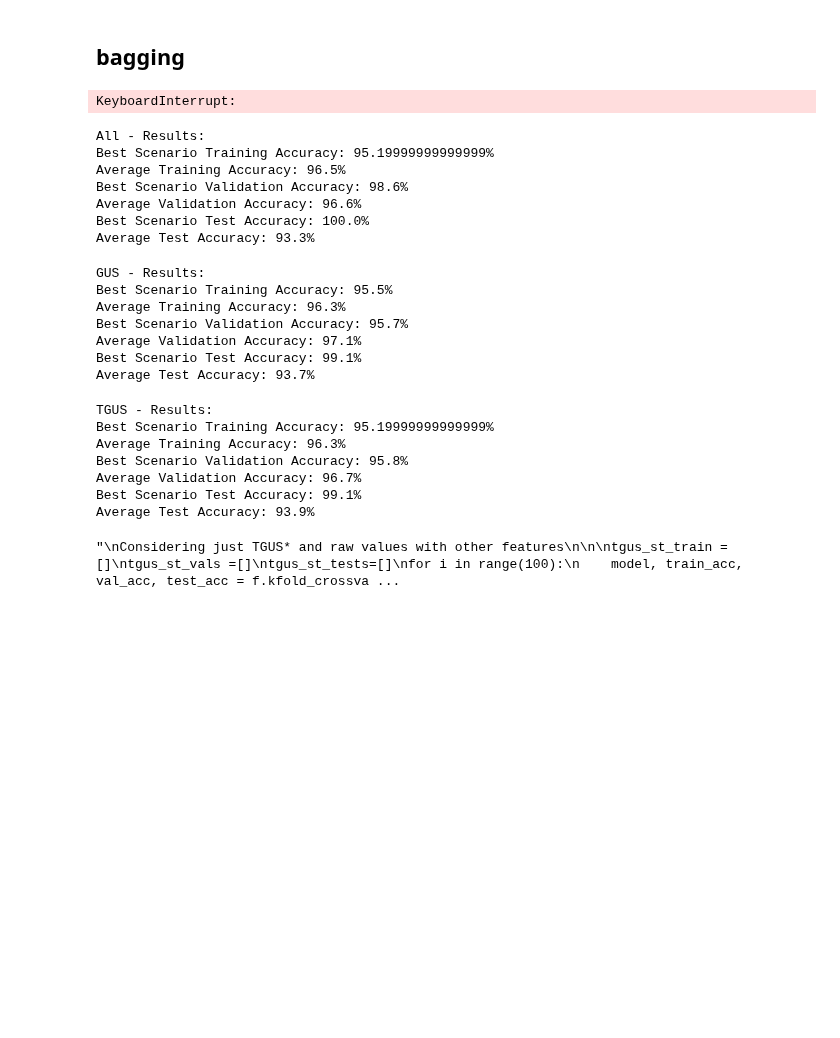
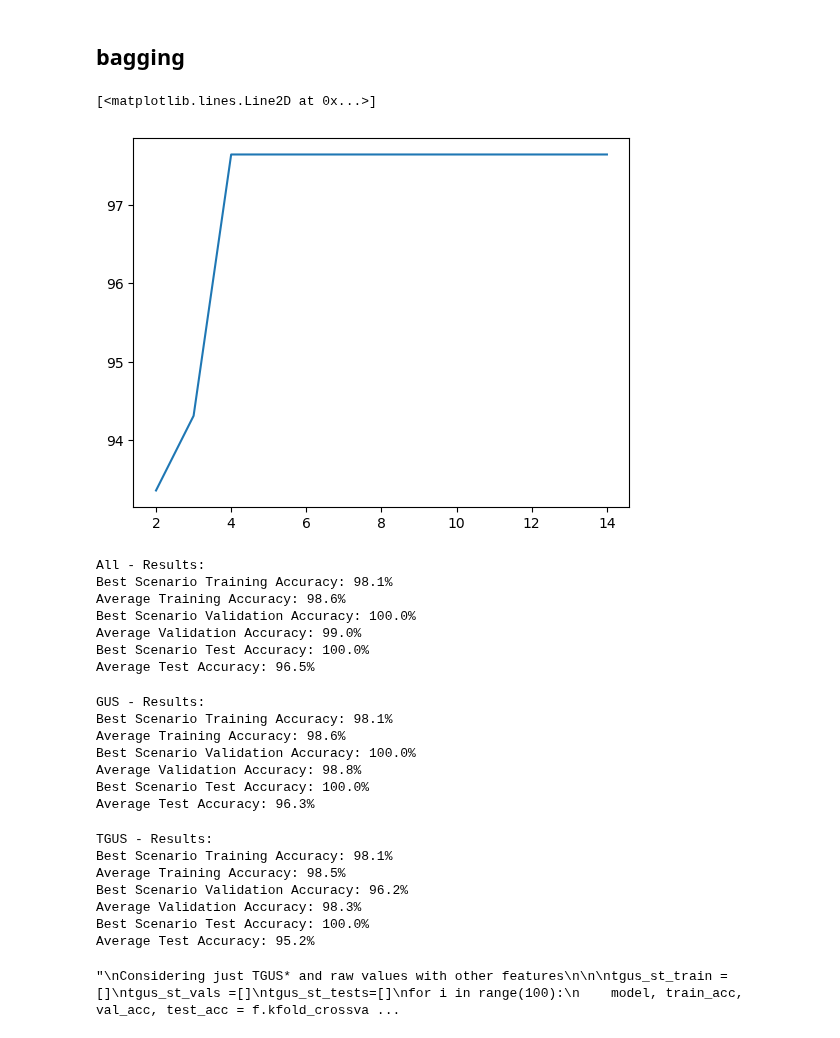
Before and after one commit to izguenther6/orie4741-final, a Jupyter notebook: scripts/trees.ipynb, the cells around one changed output. Cells and saved outputs as stored; diff of their text form; code cells hidden in the pictures; blank space fills up the shorter version.

```diff
--- a/scripts/trees.ipynb
+++ b/scripts/trees.ipynb
@@ -50,44 +50,47 @@ IMPORTANT CONCEPT:
 
 - graph shows best accuracy
 
+- depths w/ new TGUS equation: all - 6, gus - 8, tgus - 8, raw - 4
+
 '''
 
 #set train and test data
-df_all=df_all.sample(frac=1)
+df_raw=df_raw.sample(frac=1)
 train_proportion = 0.8
-n = len(df_all)
+n = len(df_raw)
 t = int(train_proportion * n)
 
 # separate training and test sets
-y = df_all['detected']
-X = df_all.loc[:, ~df_all.columns.isin(['detected'])]
+y = df_raw['detected']
+X = df_raw.loc[:, ~df_raw.columns.isin(['detected'])]
 
 #features in training set
 train_x = X.iloc[:t,:].reset_index().iloc[:,1:]
 #features in test set
 test_x = X.iloc[t:,:].reset_index().iloc[:,1:]
 #targets in train set
 train_y = pd.Series(y[:t].reset_index().iloc[:,1:].iloc[:,0])
 #targets in test set
 test_y = pd.Series(y[t:].reset_index().iloc[:,1:].iloc[:,0])
 
 # define the depths
 depths = np.arange(2,15)
 # create an empty data frame for our results
 results = np.zeros(len(depths))
 
 for i in range(100):
     for j in range(len(depths)):
         best_depth_tree = DecisionTreeClassifier(max_depth = depths[j]) # creating an instance of a decision tree
         results[j%13] += cross_val_score(best_depth_tree, train_x,
                                     train_y, scoring="accuracy", # getting the cv accuracy metric for the tree at each depth
                     cv=6).mean()
 
 
 
 test = pd.DataFrame({'depths':depths, 'accuracy':results})
 test.sort_values("accuracy", ascending=False)
 plt.plot(test.depths, test.accuracy)
 # %% [output]
-KeyboardInterrupt:
+[<matplotlib.lines.Line2D at 0x...>]
+[figure, added]
 # %%
@@ -99,17 +107,20 @@ dfr = pd.DataFrame(index=['All', 'GUS Focus', 'TGUS Focus', 'Raw Focus'], column
                                                                                    'Best Sc. Train %', 'Best Sc. Validation %', 'Best Sc. Test %'])
 # %%
 '''
-Considering GUS, TGUS,  TGUS*, and raw values with other features
+Considering GUS, TGUS, TGUS*, and raw values with other features
 
 '''
+clf = GradientBoostingClassifier(n_estimators = 100, max_depth = all_depth, random_state= rs)
 all_train =[]
 all_vals =[]
 all_tests=[]
-for i in range(100):
+fi_all = np.zeros((len(df_all.columns) - 1))
+for i in range(50):
     model, train_acc, val_acc, test_acc = f.kfold_crossval(df_all, clf, 'bagging')
     all_train = np.append(train_acc, all_train)
     all_vals = np.append(val_acc, all_vals)
     all_tests = np.append(test_acc, all_tests)
+    fi_all += model.feature_importances_
 
     # keep best model
     if test_acc >= np.max(all_tests):
@@ -119,7 +130,7 @@ for i in range(100):
         all_test_best = test_acc
 
 # keep feature importances
-feature_importances_all = all_model.feature_importances_
+fi_all /= 50
 
 # get average accuracies
 all_train_avg = round(np.mean(all_train),1)
@@ -135,25 +146,28 @@ print(f'Best Scenario Test Accuracy: {all_test_best}%')
 print(f'Average Test Accuracy: {all_tests_avg}%')
 # %% [output]
 All - Results:
-Best Scenario Training Accuracy: 95.19999999999999%
-Average Training Accuracy: 96.5%
-Best Scenario Validation Accuracy: 98.6%
-Average Validation Accuracy: 96.6%
+Best Scenario Training Accuracy: 98.1%
+Average Training Accuracy: 98.6%
+Best Scenario Validation Accuracy: 100.0%
+Average Validation Accuracy: 99.0%
 Best Scenario Test Accuracy: 100.0%
-Average Test Accuracy: 93.3%
+Average Test Accuracy: 96.5%
 # %%
 '''
 Considering just GUS with other features
 
 '''
+clf = GradientBoostingClassifier(n_estimators = 100, max_depth = gus_depth, random_state= rs)
 gus_train =[]
 gus_vals =[]
 gus_tests=[]
-for i in range(100):
+fi_gus = np.zeros((len(df_gus.columns) - 1))
+for i in range(50):
     model, train_acc, val_acc, test_acc = f.kfold_crossval(df_gus, clf, 'bagging')
     gus_train = np.append(train_acc, gus_train)
     gus_vals = np.append(val_acc, gus_vals)
     gus_tests = np.append(test_acc, gus_tests)
+    fi_gus += model.feature_importances_
 
     # keep best model
     if test_acc >= np.max(gus_tests):
@@ -163,7 +177,7 @@ for i in range(100):
         gus_test_best = test_acc
 
 # keep feature importances
-feature_importances_gus = gus_model.feature_importances_
+fi_gus /= 50
 
 # get average accuracies
 gus_train_avg = round(np.mean(gus_train),1)
@@ -179,25 +193,28 @@ print(f'Best Scenario Test Accuracy: {gus_test_best}%')
 print(f'Average Test Accuracy: {gus_tests_avg}%')
 # %% [output]
 GUS - Results:
-Best Scenario Training Accuracy: 95.5%
-Average Training Accuracy: 96.3%
-Best Scenario Validation Accuracy: 95.7%
-Average Validation Accuracy: 97.1%
-Best Scenario Test Accuracy: 99.1%
-Average Test Accuracy: 93.7%
+Best Scenario Training Accuracy: 98.1%
+Average Training Accuracy: 98.6%
+Best Scenario Validation Accuracy: 100.0%
+Average Validation Accuracy: 98.8%
+Best Scenario Test Accuracy: 100.0%
+Average Test Accuracy: 96.3%
 # %%
 '''
 Considering just TGUS with other features
 
 '''
+clf = GradientBoostingClassifier(n_estimators = 100, max_depth = tgus_depth, random_state= rs)
 tgus_train =[]
 tgus_vals =[]
 tgus_tests=[]
-for i in range(100):
+fi_tgus = np.zeros((len(df_tgus.columns) - 1))
+for i in range(50):
     model, train_acc, val_acc, test_acc = f.kfold_crossval(df_tgus, clf, 'bagging')
     tgus_train = np.append(train_acc, tgus_train)
     tgus_vals = np.append(val_acc, tgus_vals)
     tgus_tests = np.append(test_acc, tgus_tests)
+    fi_tgus += model.feature_importances_
 
     # keep best model
     if test_acc >= np.max(tgus_tests):
@@ -207,7 +224,7 @@ for i in range(100):
         tgus_test_best = test_acc
 
 # keep feature importances
-feature_importances_tgus = tgus_model.feature_importances_
+fi_tgus /= 50
 
 # get average accuracies
 tgus_train_avg = round(np.mean(tgus_train),1)
@@ -223,12 +240,12 @@ print(f'Best Scenario Test Accuracy: {tgus_test_best}%')
 print(f'Average Test Accuracy: {tgus_tests_avg}%')
 # %% [output]
 TGUS - Results:
-Best Scenario Training Accuracy: 95.19999999999999%
-Average Training Accuracy: 96.3%
-Best Scenario Validation Accuracy: 95.8%
-Average Validation Accuracy: 96.7%
-Best Scenario Test Accuracy: 99.1%
-Average Test Accuracy: 93.9%
+Best Scenario Training Accuracy: 98.1%
+Average Training Accuracy: 98.5%
+Best Scenario Validation Accuracy: 96.2%
+Average Validation Accuracy: 98.3%
+Best Scenario Test Accuracy: 100.0%
+Average Test Accuracy: 95.2%
 # %%
 '''
 Considering just TGUS* and raw values with other features
```
Also changed, not shown: parts of 5 cells of this notebook, 7 other files.
